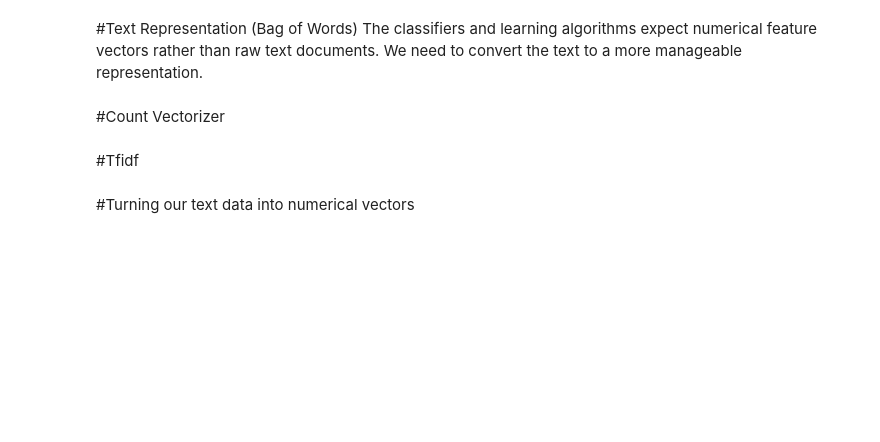
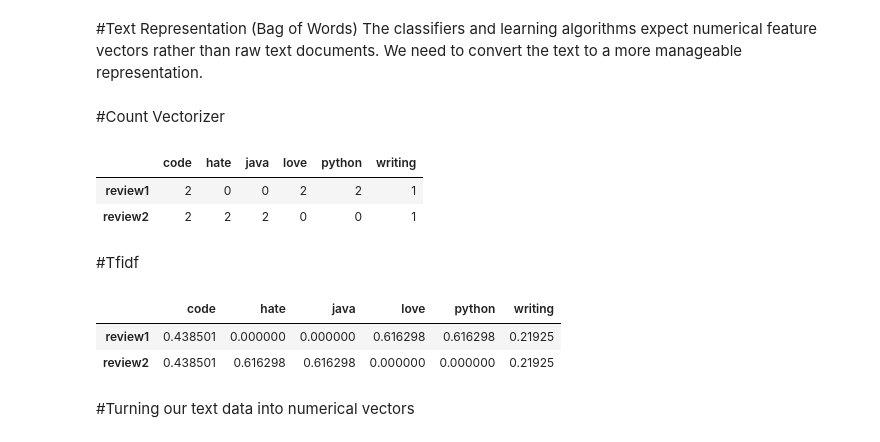
Before and after one commit to Fercaspe/Movie_Reviews, a Jupyter notebook: Movie_Reviews.ipynb, the cells around one changed output. Cells and saved outputs as stored; diff of their text form; code cells hidden in the pictures; blank space fills up the shorter version.

```diff
--- a/Movie_Reviews.ipynb
+++ b/Movie_Reviews.ipynb
@@ -89,16 +140,19 @@ The classifiers and learning algorithms expect numerical feature vectors rather
 # %% [markdown]
 #Count Vectorizer
 # %%
-import pandas as pd
 from sklearn.feature_extraction.text import CountVectorizer
 text = ["I love writing code in Python. I love Python code",
         "I hate writing code in Java. I hate Java code"]
 
 df = pd.DataFrame({'review': ['review1', 'review2'], 'text':text})
 cv = CountVectorizer(stop_words='english')
 cv_matrix = cv.fit_transform(df['text'])
-df_dtm = pd.DataFrame(cv_matrix.toarray(), index=df['review'].values, columns=cv.get_feature_names())
+df_dtm = pd.DataFrame(cv_matrix.toarray(), index=df['review'].values, columns=cv.get_feature_names_out())
 df_dtm
+# %% [output]
+|  | code | hate | java | love | python | writing |
+| review1 | 2 | 0 | 0 | 2 | 2 | 1 |
+| review2 | 2 | 2 | 2 | 0 | 0 | 1 |
 # %% [markdown]
 #Tfidf
 # %%
@@ -110,8 +164,12 @@ text = ["I love writing code in Python. I love Python code",
 df = pd.DataFrame({'review': ['review1', 'review2'], 'text':text})
 tfidf = TfidfVectorizer(stop_words='english')
 tfidf_matrix = tfidf.fit_transform(df['text'])
-df_dtm = pd.DataFrame(tfidf_matrix.toarray(), index=df['review'].values, columns=tfidf.get_feature_names())
+df_dtm = pd.DataFrame(tfidf_matrix.toarray(), index=df['review'].values, columns=tfidf.get_feature_names_out())
 df_dtm
+# %% [output]
+|  | code | hate | java | love | python | writing |
+| review1 | 0.438501 | 0.000000 | 0.000000 | 0.616298 | 0.616298 | 0.21925 |
+| review2 | 0.438501 | 0.616298 | 0.616298 | 0.000000 | 0.000000 | 0.21925 |
 # %% [markdown]
 #Turning our text data into numerical vectors
 # %%
```
Also changed, not shown: parts of 19 cells of this notebook.
